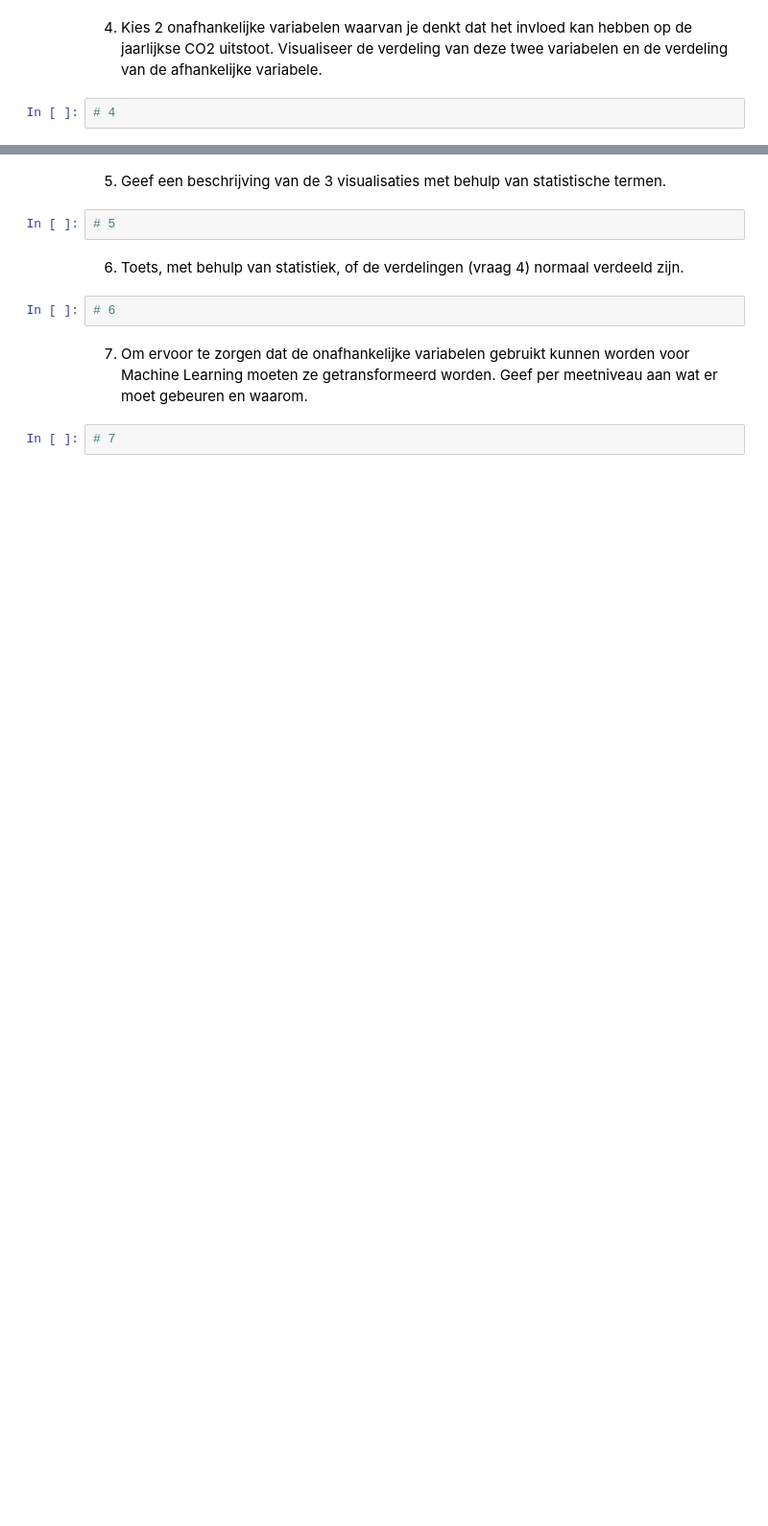
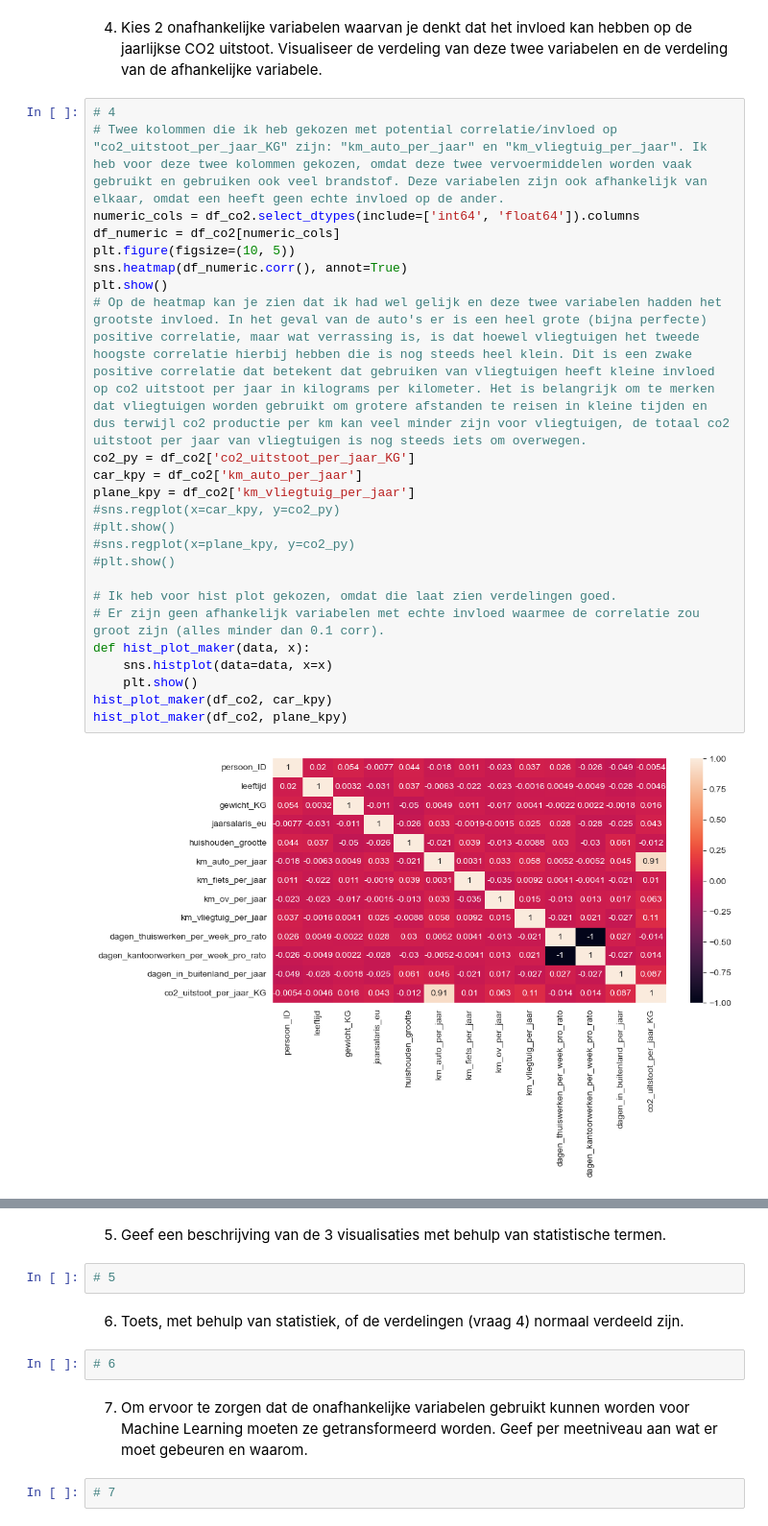
Before and after one commit to 24087068/wiskunde_porfolio, a Jupyter notebook: portfolio.ipynb, the cells around one changed output, grey strips where cells are left out. Shown at 96% size. Saved outputs shown, nothing was run; the diff lists cells and outputs as text; blank space fills up the shorter version.

```diff
--- a/portfolio.ipynb
+++ b/portfolio.ipynb
@@ -133,3 +133,27 @@ Extreme waarden gedetecteerd in: km_vliegtuig_per_jaar
 4.	Kies 2 onafhankelijke variabelen waarvan je denkt dat het invloed kan hebben op de jaarlijkse CO2 uitstoot. Visualiseer de verdeling van deze twee variabelen en de verdeling van de afhankelijke variabele.
 # %%
 # 4
+# Twee kolommen die ik heb gekozen met potential correlatie/invloed op "co2_uitstoot_per_jaar_KG" zijn: "km_auto_per_jaar" en "km_vliegtuig_per_jaar". Ik heb voor deze twee kolommen gekozen, omdat deze twee vervoermiddelen worden vaak gebruikt en gebruiken ook veel brandstof. Deze variabelen zijn ook afhankelijk van elkaar, omdat een heeft geen echte invloed op de ander.
+numeric_cols = df_co2.select_dtypes(include=['int64', 'float64']).columns
+df_numeric = df_co2[numeric_cols]
+plt.figure(figsize=(10, 5))
+sns.heatmap(df_numeric.corr(), annot=True)
+plt.show()
+# Op de heatmap kan je zien dat ik had wel gelijk en deze twee variabelen hadden het grootste invloed. In het geval van de auto's er is een heel grote (bijna perfecte) positive correlatie, maar wat verrassing is, is dat hoewel vliegtuigen het tweede hoogste correlatie hierbij hebben die is nog steeds heel klein. Dit is een zwake positive correlatie dat betekent dat gebruiken van vliegtuigen heeft kleine invloed op co2 uitstoot per jaar in kilograms per kilometer. Het is belangrijk om te merken dat vliegtuigen worden gebruikt om grotere afstanden te reisen in kleine tijden en dus terwijl co2 productie per km kan veel minder zijn voor vliegtuigen, de totaal co2 uitstoot per jaar van vliegtuigen is nog steeds iets om overwegen.
+co2_py = df_co2['co2_uitstoot_per_jaar_KG']
+car_kpy = df_co2['km_auto_per_jaar']
+plane_kpy = df_co2['km_vliegtuig_per_jaar']
+#sns.regplot(x=car_kpy, y=co2_py)
+#plt.show()
+#sns.regplot(x=plane_kpy, y=co2_py)
+#plt.show()
+
+# Ik heb voor hist plot gekozen, omdat die laat zien verdelingen goed.
+# Er zijn geen afhankelijk variabelen met echte invloed waarmee de correlatie zou groot zijn (alles minder dan 0.1 corr).
+def hist_plot_maker(data, x):
+    sns.histplot(data=data, x=x)
+    plt.show()
+hist_plot_maker(df_co2, car_kpy)
+hist_plot_maker(df_co2, plane_kpy)
+# %% [output]
+[figure, added]
```
Also changed, not shown: parts of 3 cells of this notebook.
